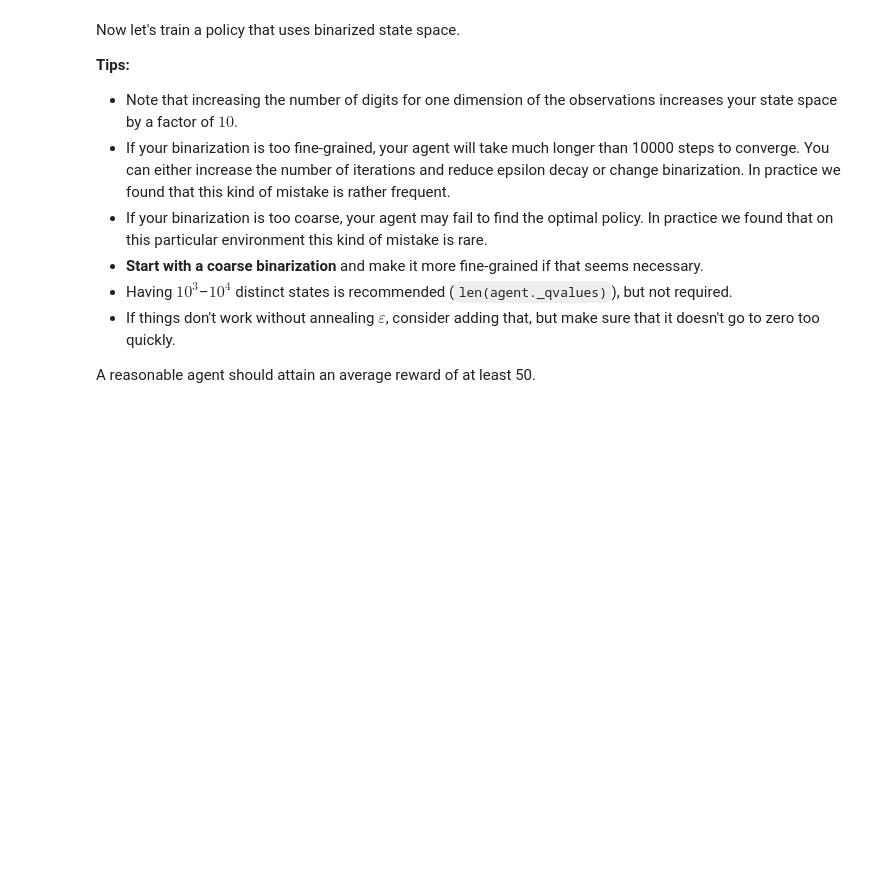
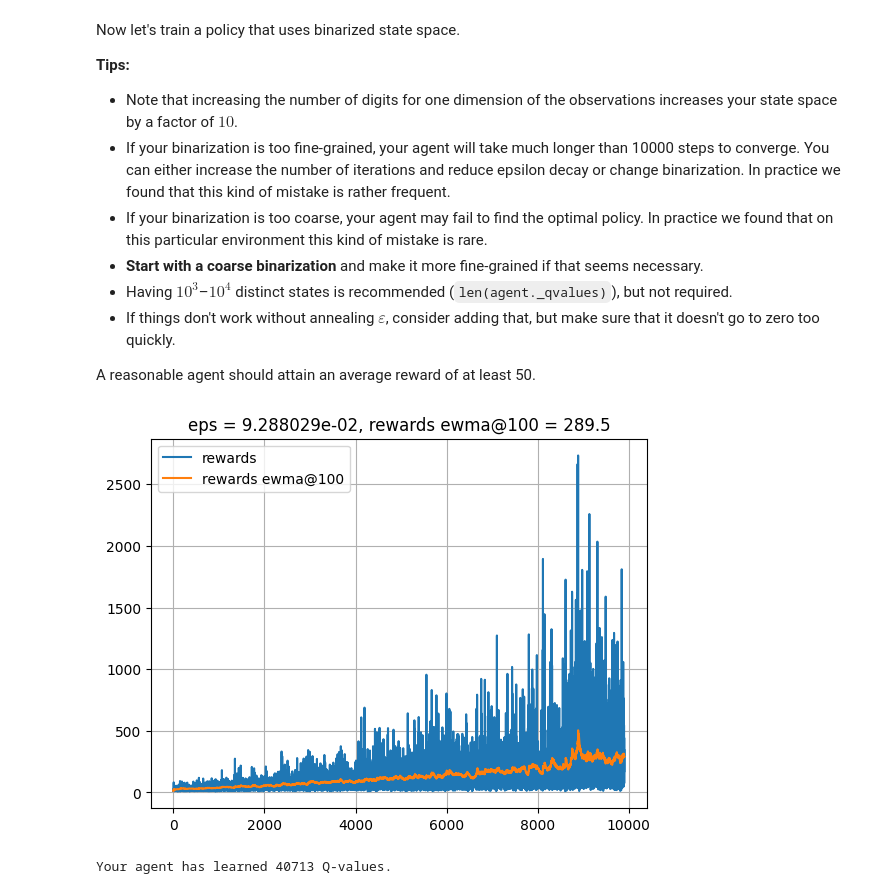
Before and after one commit to girafe-ai/reinforcement-learning, a Jupyter notebook: week03_model_free/seminar_qlearning.ipynb, the cells around one changed output. Cells and saved outputs as stored; diff of their text form; code cells hidden in the pictures; blank space fills up the shorter version.

```diff
--- a/week03_model_free/seminar_qlearning.ipynb
+++ b/week03_model_free/seminar_qlearning.ipynb
@@ -65,7 +65,7 @@ class QLearningAgent:
         if len(possible_actions) == 0:
             return 0.0
 
-        # <YOUR CODE>
+        value = max([self.get_qvalue(state, action) for action in possible_actions])
 
         return value
 
@@ -79,9 +79,10 @@ class QLearningAgent:
         gamma = self.discount
         learning_rate = self.alpha
 
-        <YOUR CODE>
+        update = reward + gamma * self.get_value(next_state)
+        new_qvalue = (1 - learning_rate) * self.get_qvalue(state, action) + update * learning_rate
 
-        self.set_qvalue(state, action, <YOUR CODE: Q-value> )
+        self.set_qvalue(state, action, new_qvalue)
 
     def get_best_action(self, state):
         """
@@ -93,9 +94,15 @@ class QLearningAgent:
         if len(possible_actions) == 0:
             return None
 
-        <YOUR CODE>
+        all_pairs = [
+            (self.get_qvalue(state, action), action)
+            for action in possible_actions
+        ]
 
-        return best_action
+        if len(set([pair[0] for pair in all_pairs])) == 1:
+            return np.random.choice(possible_actions)
+        else:
+            return max(all_pairs, key=lambda x: x[0])[1]
 
     def get_action(self, state):
         """
@@ -119,9 +126,10 @@ class QLearningAgent:
         # agent parameters:
         epsilon = self.epsilon
 
-        <YOUR CODE>
-
-        return chosen_action
+        if np.random.random() > epsilon:
+            return self.get_best_action(state)
+        else:
+            return np.random.choice(possible_actions)
 # %% [markdown]
 ### Try it on taxi
 
@@ -149,12 +157,11 @@ def play_and_train(env, agent, t_max=10**4):
 
     for t in range(t_max):
         # get agent to pick action given state s.
-        a = <YOUR CODE>
+        a = agent.get_action(s)
 
-        next_s, r, done, _ = env.step(a)
+        next_s, r, done, truncated, _ = env.step(a)
 
-        # train (update) agent for state s
-        <YOUR CODE>
+        agent.update(s, a, r, next_s)
 
         s = next_s
         total_reward += r
@@ -232,7 +267,8 @@ class Binarizer(ObservationWrapper):
     def observation(self, state):
         # Hint: you can do that with round(x, n_digits).
         # You may pick a different n_digits for each dimension.
-        state = <YOUR CODE: round state to some amount digits>
+        dec = [1, 1, 2, 1]
+        state = [np.round(state_i, dec[i]) for i, state_i in enumerate(state)]
 
         return tuple(state)
 # %%
@@ -276,23 +314,28 @@ agent = QLearningAgent(
 # %%
 rewards = []
 epsilons = []
 
 for i in range(10000):
     reward = play_and_train(env, agent)
     rewards.append(reward)
     epsilons.append(agent.epsilon)
 
     # OPTIONAL: <YOUR CODE: adjust epsilon>
+    agent.epsilon *= (1 - 1e-4)
 
     if i % 100 == 0:
         rewards_ewma = moving_average(rewards)
 
         clear_output(True)
         plt.plot(rewards, label='rewards')
         plt.plot(rewards_ewma, label='rewards ewma@100')
         plt.legend()
         plt.grid()
         plt.title('eps = {:e}, rewards ewma@100 = {:.1f}'.format(agent.epsilon, rewards_ewma[-1]))
         plt.show()
+# %% [output]
+[figure, added]
 # %%
 print('Your agent has learned {} Q-values.'.format(len(agent._qvalues)))
+# %% [output]
+Your agent has learned 40713 Q-values.
```
Also changed, not shown: parts of 7 cells of this notebook, 14 other files.
